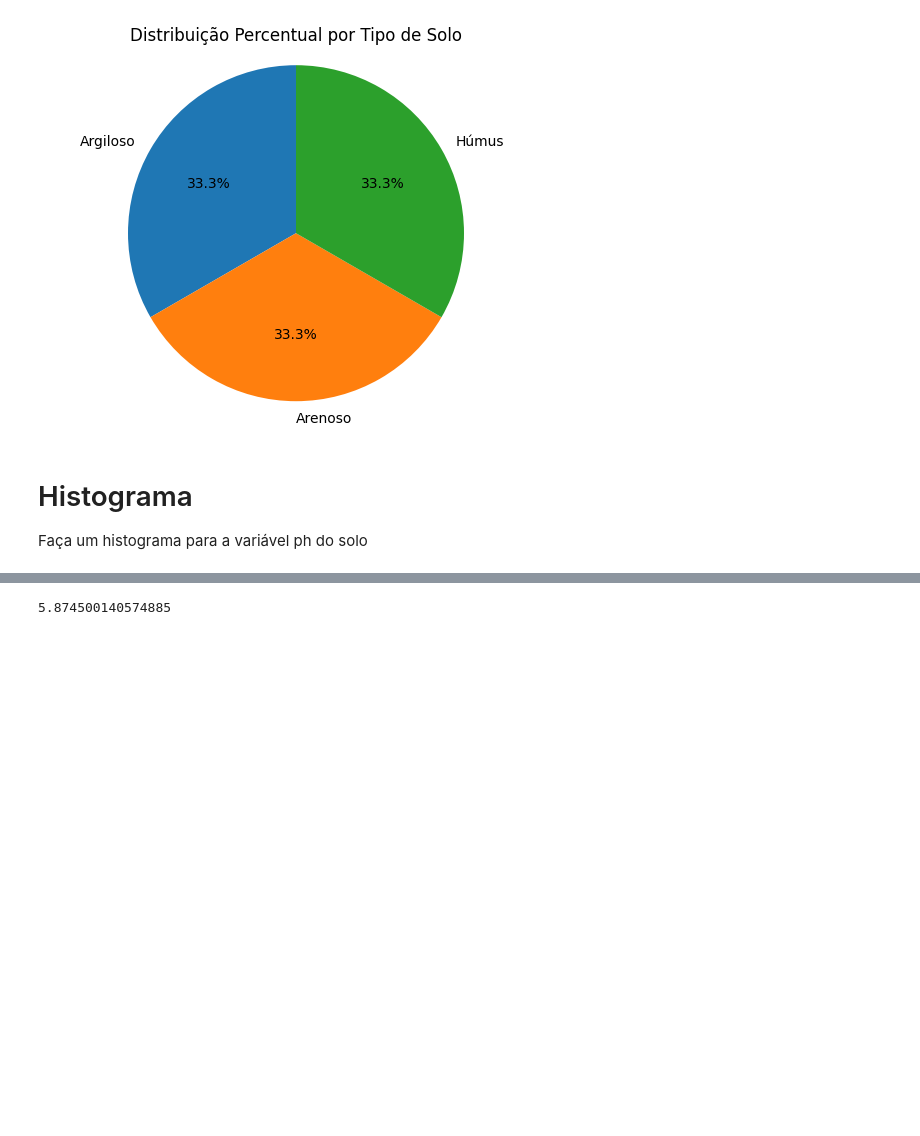
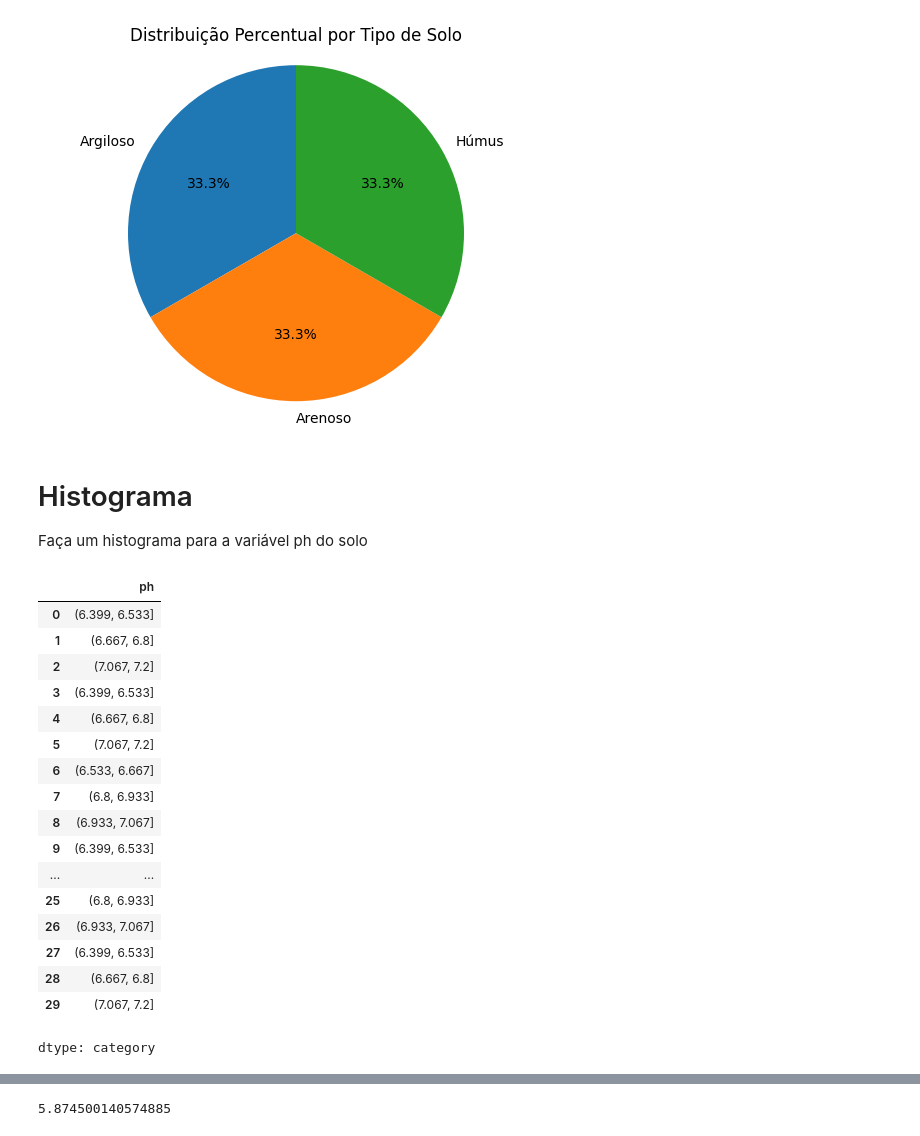
Before and after one commit to clobos/Bioestatistica_ESALQ_Python_2025, a Jupyter notebook: Aula02_Bioestatistica.ipynb, the cells around one changed output, grey strips where cells are left out. Drawn from its saved outputs; the diff is of its cells as text; code cells hidden in the pictures; blank space fills up the shorter version.

```diff
--- a/Aula02_Bioestatistica.ipynb
+++ b/Aula02_Bioestatistica.ipynb
@@ -144,3 +147,25 @@ plt.show()
 # Histograma
 
 Faça um histograma para  a variável ph do solo
+# %%
+ph_intervals = pd.cut(dados['ph'], bins=6)
+ph_intervals
+# %% [output]
+|  | ph |
+| 0 | (6.399, 6.533] |
+| 1 | (6.667, 6.8] |
+| 2 | (7.067, 7.2] |
+| 3 | (6.399, 6.533] |
+| 4 | (6.667, 6.8] |
+| 5 | (7.067, 7.2] |
+| 6 | (6.533, 6.667] |
+| 7 | (6.8, 6.933] |
+| 8 | (6.933, 7.067] |
+| 9 | (6.399, 6.533] |
+| ... | ... |
+| 25 | (6.8, 6.933] |
+| 26 | (6.933, 7.067] |
+| 27 | (6.399, 6.533] |
+| 28 | (6.667, 6.8] |
+| 29 | (7.067, 7.2] |
+dtype: category
```
Also changed, not shown: parts of 10 cells of this notebook.
